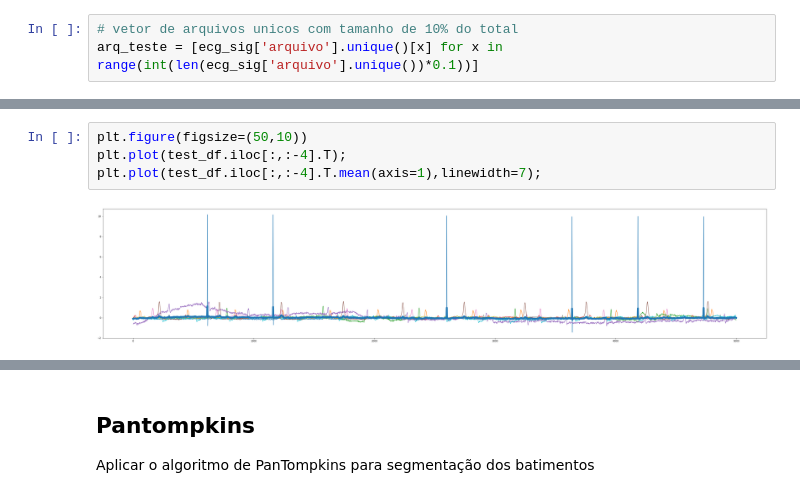
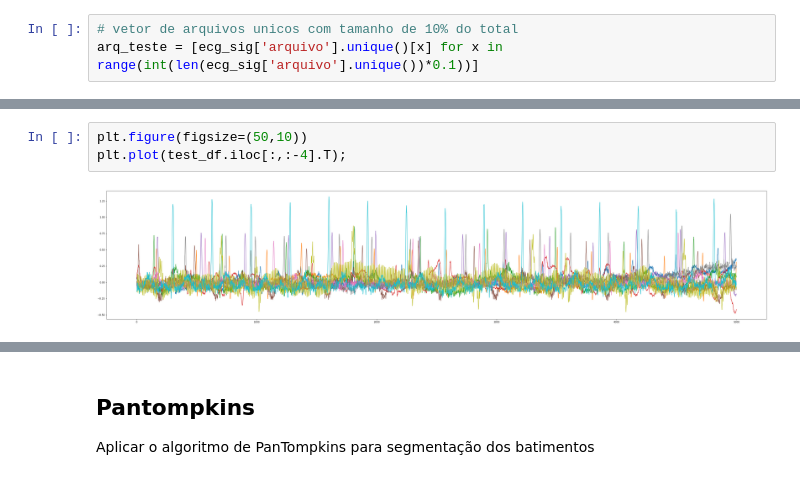
Before and after one commit to cgalvaojr1976/ic-ecg, a Jupyter notebook: notebooks/create_sig.ipynb, the cells around one changed output, grey strips where cells are left out. Cells and saved outputs as stored; diff of their text form.

```diff
--- a/notebooks/create_sig.ipynb
+++ b/notebooks/create_sig.ipynb
@@ -60,9 +60,8 @@ Shape: (10, 5004)
 # %%
 plt.figure(figsize=(50,10))
 plt.plot(test_df.iloc[:,:-4].T);
-plt.plot(test_df.iloc[:,:-4].T.mean(axis=1),linewidth=7);
 # %% [output]
-[figure, old version]
+[figure, new version]
 # %%
 # Criar Data Frame de Treino / Validacao
 index_ecg = set(ecg_sig.index)
```
Also changed, not shown: parts of 20 cells of this notebook, 2 other files.
